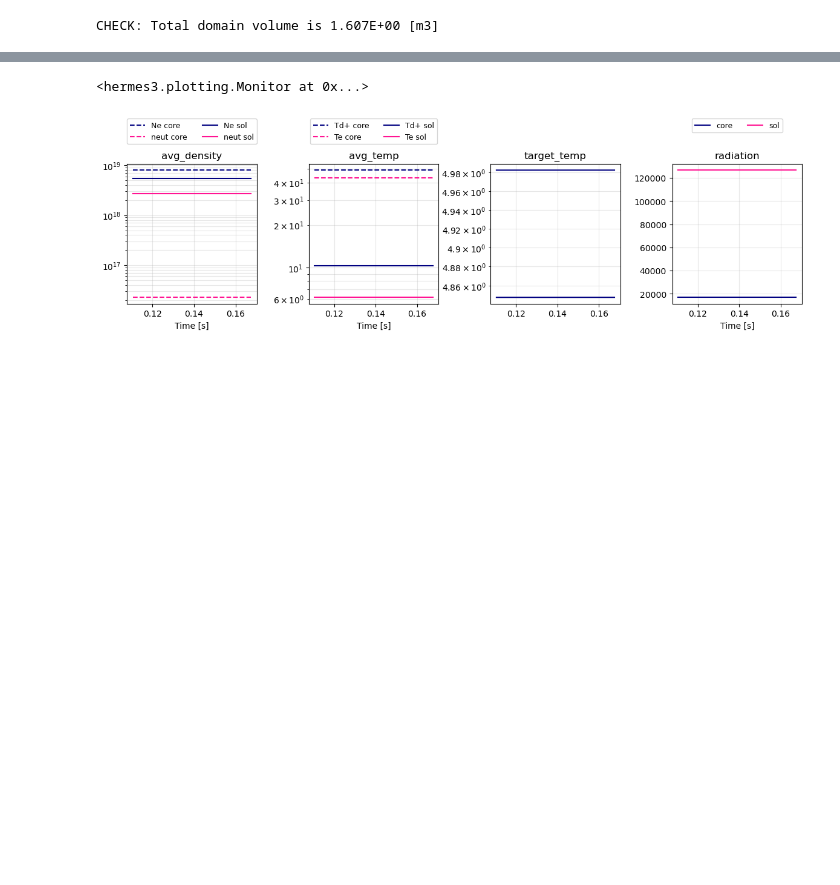
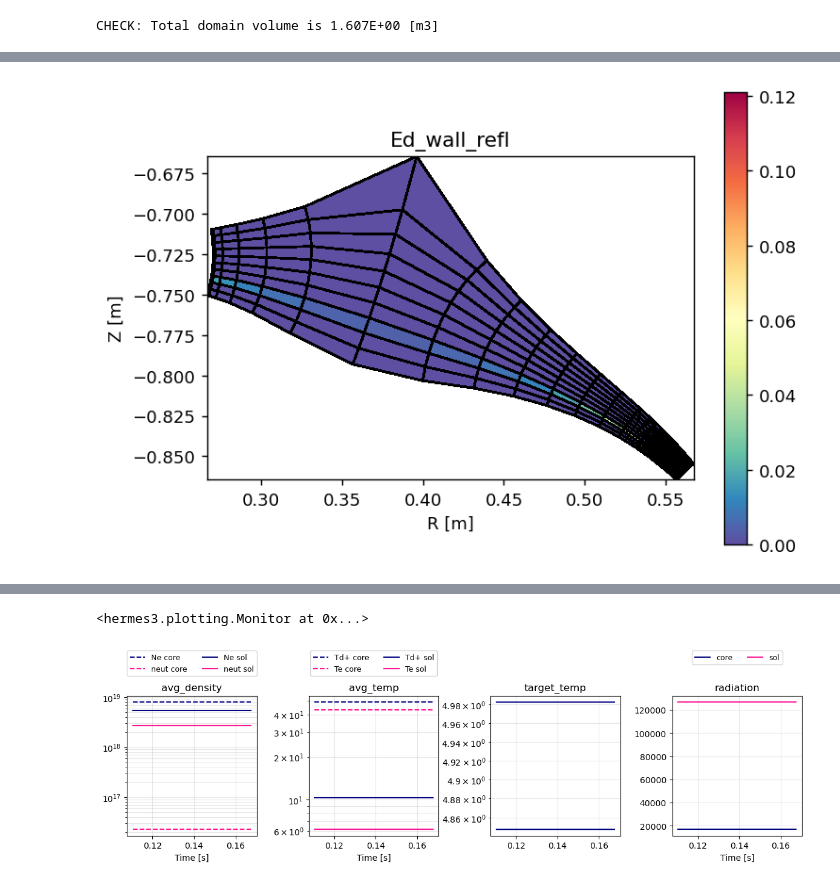
Before and after one commit to mikekryjak/notebooks, a Jupyter notebook: 131/131-2023-08-17 - neutral_boundary dev.ipynb, the cells around one changed output, grey strips where cells are left out. Drawn from its saved outputs; the diff is of its cells as text; code cells hidden in the pictures; blank space fills up the shorter version.

```diff
--- a/131/131-2023-08-17 - neutral_boundary dev.ipynb
+++ b/131/131-2023-08-17 - neutral_boundary dev.ipynb
@@ -57,0 +185,6 @@ ds = casestore["base"].ds
+# %%
+fig, ax = plt.subplots(dpi = 130)
+
+(ds["Ed_wall_refl"]/norm*-1).bout.polygon(cmap = "Spectral_r", ax = ax, linewidth = 1)
+# %% [output]
+[figure, added]
```
Also changed, not shown: parts of 20 cells of this notebook, 5 other files.
